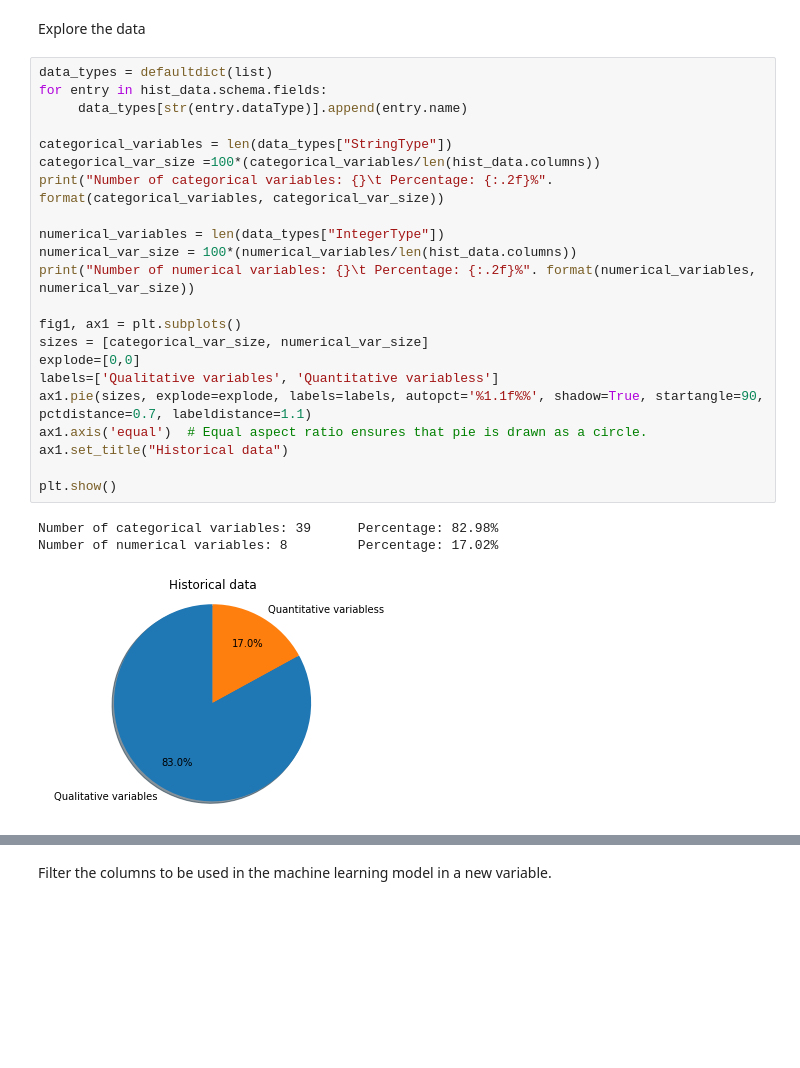
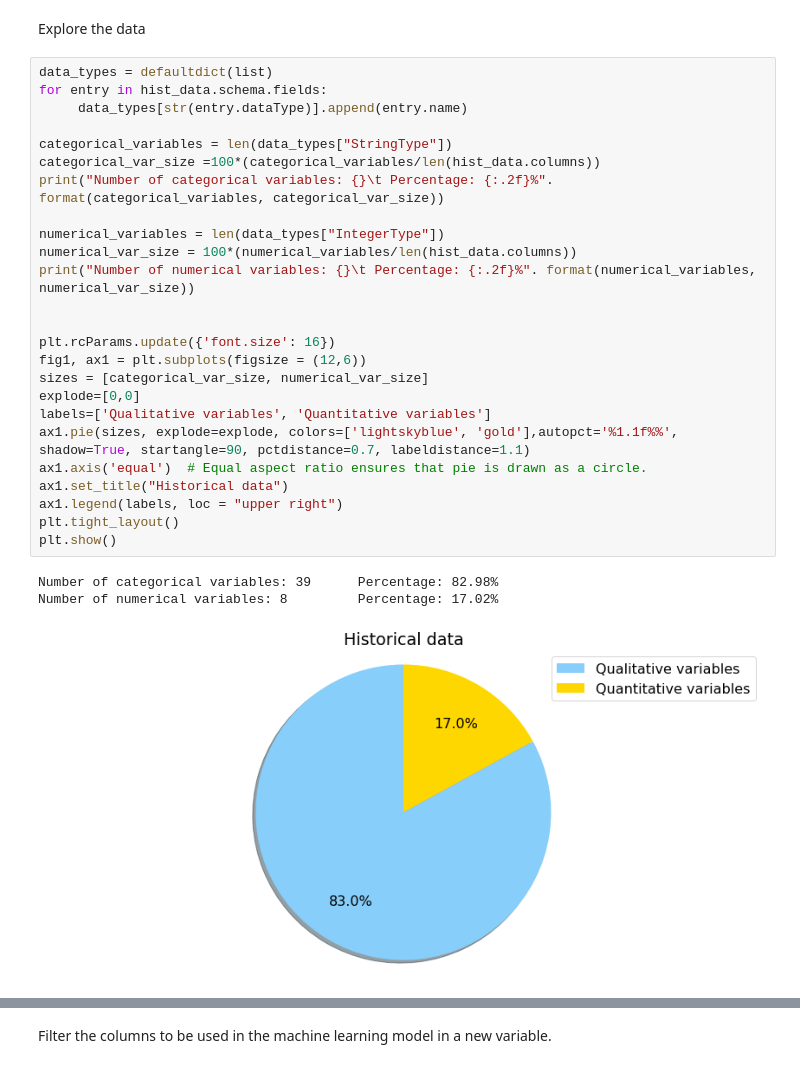
Before and after one commit to martaasp/tfm, a Jupyter notebook: smart-medical-dashboard.ipynb, the cells around one changed output, grey strips where cells are left out. Saved outputs shown, nothing was run; the diff lists cells and outputs as text; blank space fills up the shorter version.

Commit message:
improve graphs

```diff
--- a/smart-medical-dashboard.ipynb
+++ b/smart-medical-dashboard.ipynb
@@ -163,27 +163,30 @@ Explore the data
 # %%
 data_types = defaultdict(list)
 for entry in hist_data.schema.fields:
      data_types[str(entry.dataType)].append(entry.name)
 
 categorical_variables = len(data_types["StringType"])
 categorical_var_size =100*(categorical_variables/len(hist_data.columns))
 print("Number of categorical variables: {}\t Percentage: {:.2f}%". format(categorical_variables, categorical_var_size))
 
 numerical_variables = len(data_types["IntegerType"])
 numerical_var_size = 100*(numerical_variables/len(hist_data.columns))
 print("Number of numerical variables: {}\t Percentage: {:.2f}%". format(numerical_variables, numerical_var_size))
 
-fig1, ax1 = plt.subplots()
+
+plt.rcParams.update({'font.size': 16})
+fig1, ax1 = plt.subplots(figsize = (12,6))
 sizes = [categorical_var_size, numerical_var_size]
 explode=[0,0]
-labels=['Qualitative variables', 'Quantitative variabless']
-ax1.pie(sizes, explode=explode, labels=labels, autopct='%1.1f%%', shadow=True, startangle=90, pctdistance=0.7, labeldistance=1.1)
+labels=['Qualitative variables', 'Quantitative variables']
+ax1.pie(sizes, explode=explode, colors=['lightskyblue', 'gold'],autopct='%1.1f%%', shadow=True, startangle=90, pctdistance=0.7, labeldistance=1.1)
 ax1.axis('equal')  # Equal aspect ratio ensures that pie is drawn as a circle.
 ax1.set_title("Historical data")
-
+ax1.legend(labels, loc = "upper right")
+plt.tight_layout()
 plt.show()
 # %% [output]
 Number of categorical variables: 39      Percentage: 82.98%
 Number of numerical variables: 8         Percentage: 17.02%
-[figure, old version]
+[figure, new version]
 # %%
```
Also changed, not shown: parts of 17 cells of this notebook.
